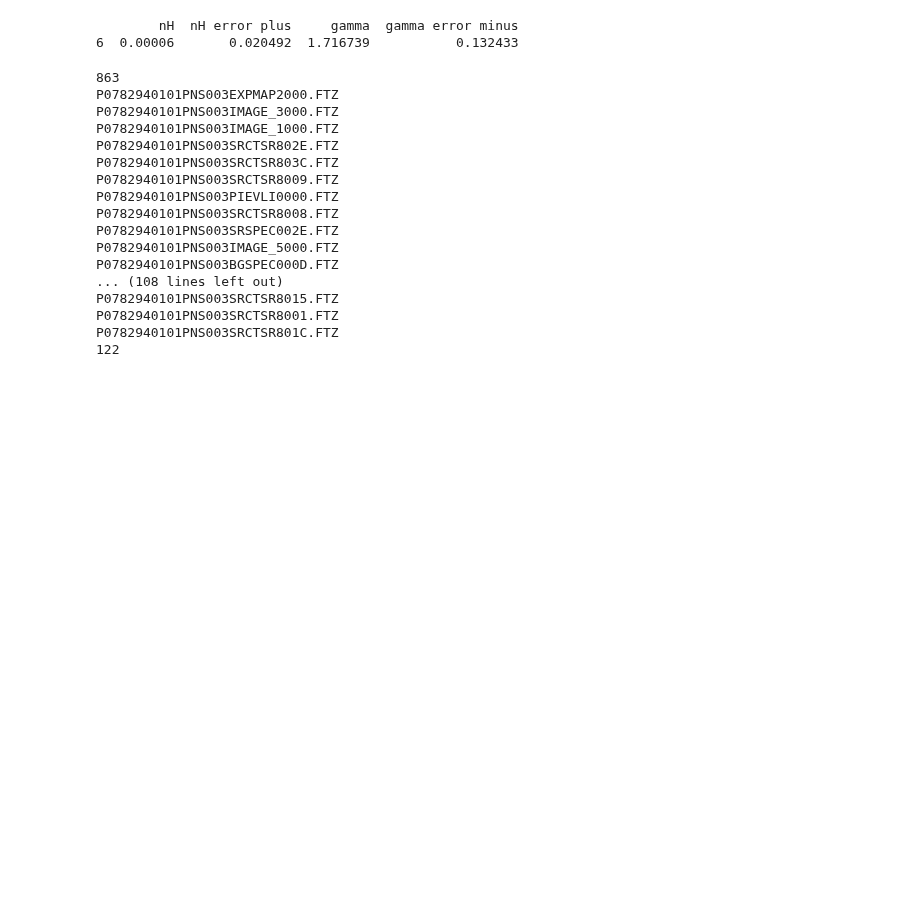
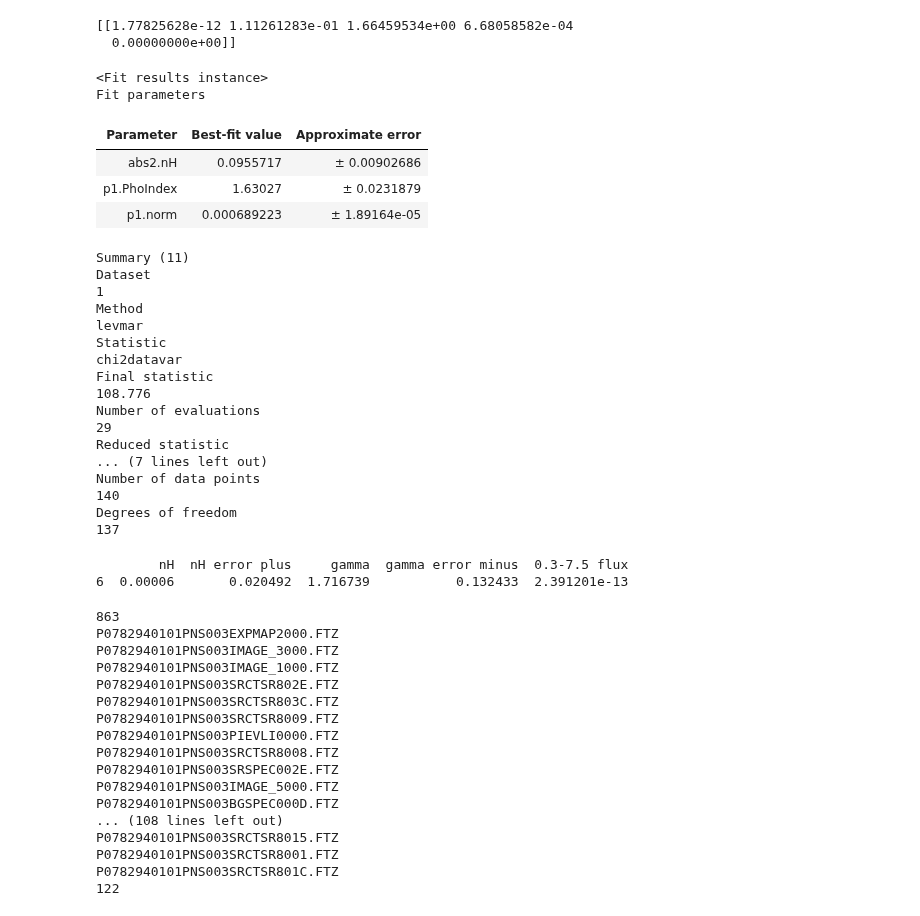
Before and after one commit to kciurleo/AGN, a Jupyter notebook: unorganized/xmm_spectral_fitting_help.ipynb, the cells around one changed output. Drawn from its saved outputs; the diff is of its cells as text; code cells hidden in the pictures; blank space fills up the shorter version.

```diff
--- a/unorganized/xmm_spectral_fitting_help.ipynb
+++ b/unorganized/xmm_spectral_fitting_help.ipynb
@@ -54,8 +121,37 @@ Change in statistic   = 4.37872e+10
+# %%
+print(testy)
+get_fit_results()
+# %% [output]
+[[1.77825628e-12 1.11261283e-01 1.66459534e+00 6.68058582e-04
+  0.00000000e+00]]
+<Fit results instance>
+Fit parameters
+| Parameter | Best-fit value | Approximate error |
+| abs2.nH | 0.0955717 | ± 0.00902686 |
+| p1.PhoIndex | 1.63027 | ± 0.0231879 |
+| p1.norm | 0.000689223 | ± 1.89164e-05 |
+Summary (11)
+Dataset
+1
+Method
+levmar
+Statistic
+chi2datavar
+Final statistic
+108.776
+Number of evaluations
+29
+Reduced statistic
+... (7 lines left out)
+Number of data points
+140
+Degrees of freedom
+137
 # %%
-print(interest[['nH', 'nH error plus','gamma', 'gamma error minus']])
+print(interest[['nH', 'nH error plus','gamma', 'gamma error minus', '0.3-7.5 flux']])
 # %% [output]
-        nH  nH error plus     gamma  gamma error minus
-6  0.00006       0.020492  1.716739           0.132433
+        nH  nH error plus     gamma  gamma error minus  0.3-7.5 flux
+6  0.00006       0.020492  1.716739           0.132433  2.391201e-13
 # %%
 os.chdir(base)
 files = os.listdir()
```
Also changed, not shown: parts of 2 cells of this notebook, 1 other file.
